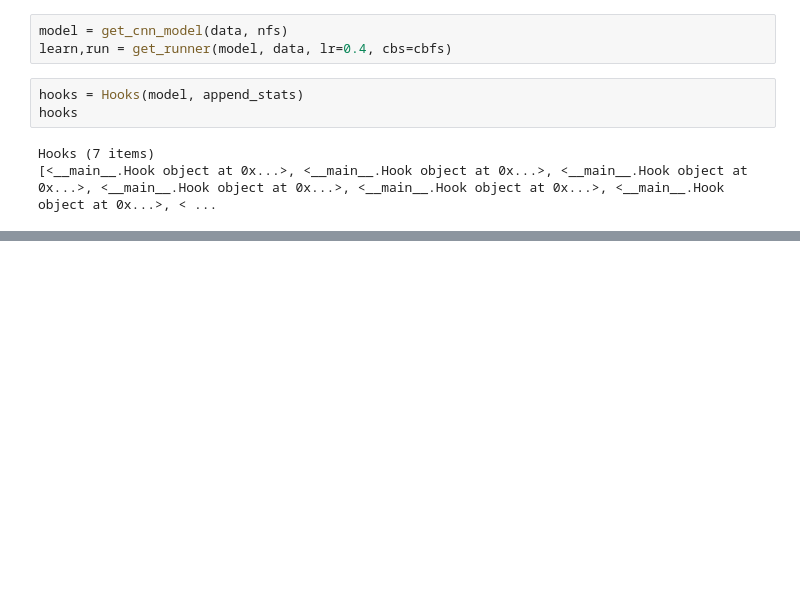
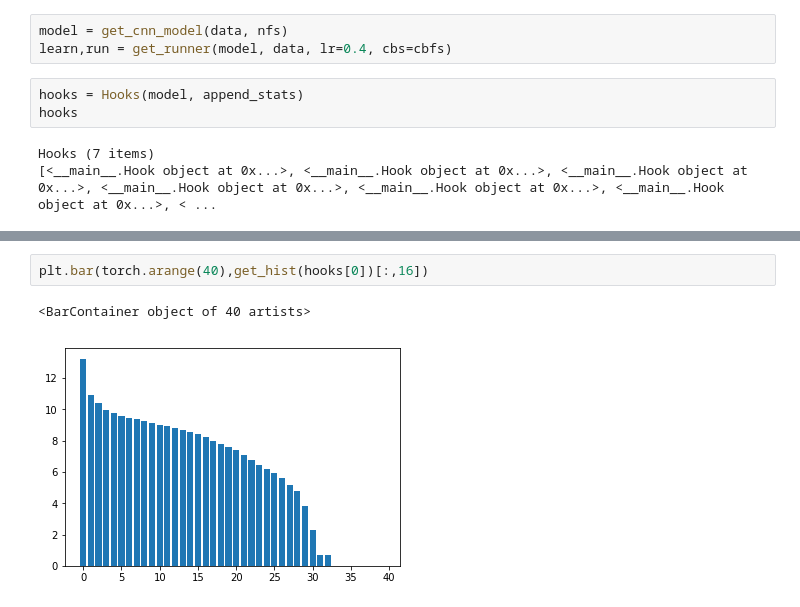
Before and after one commit to anhquan0412/fastai_v3p1, a Jupyter notebook: part_2/train-cnn-with-cuda-and-hooks.ipynb, the cells around one changed output, grey strips where cells are left out. Drawn from its saved outputs; the diff is of its cells as text; blank space fills up the shorter version.

```diff
--- a/part_2/train-cnn-with-cuda-and-hooks.ipynb
+++ b/part_2/train-cnn-with-cuda-and-hooks.ipynb
@@ -521,0 +622,5 @@ Hooks (7 items)
+# %%
+plt.bar(torch.arange(40),get_hist(hooks[0])[:,16])
+# %% [output]
+<BarContainer object of 40 artists>
+[figure, added]
```
Also changed, not shown: parts of 29 cells of this notebook.
